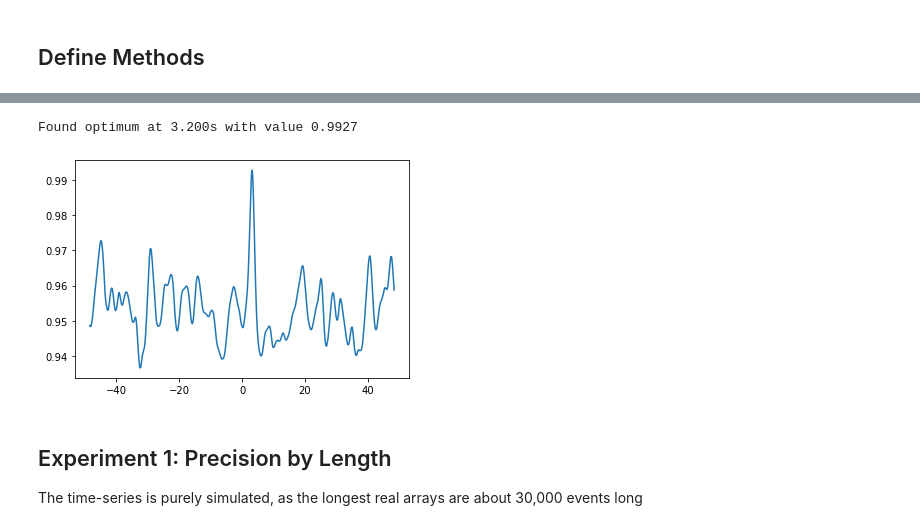
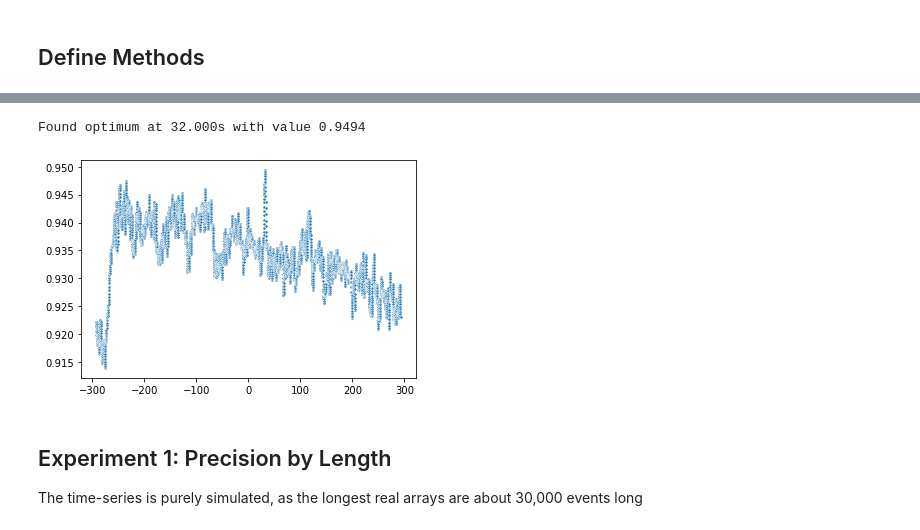
Before and after one commit to iot-salzburg/nearest-advocate, a Jupyter notebook: experiments/method_comparision_semisimulated.ipynb, the cells around one changed output, grey strips where cells are left out. Saved outputs shown, nothing was run; the diff lists cells and outputs as text; code cells hidden in the pictures.

```diff
--- a/experiments/method_comparision_semisimulated.ipynb
+++ b/experiments/method_comparision_semisimulated.ipynb
@@ -349,7 +362,7 @@ def modify_timeseries(arr: np.ndarray, offset: float=0, subselect_length=None, s
 
     # select part
     if subselect_length:
-        start_idx = np.random.randint(0, len(arr_mod)-subselect_length)
+        start_idx = np.random.randint(0, max(1, len(arr_mod)-subselect_length))
         arr_mod = arr_mod[start_idx:start_idx+subselect_length]
 
     # add gaussian noise to the events
@@ -364,11 +377,16 @@ def modify_timeseries(arr: np.ndarray, offset: float=0, subselect_length=None, s
 
     # linear time-warping
     if time_warp_scale > 0.0:
-        pivot = arr_mod[0]  # [len(arr_mod)//2]
-        warp_scale = np.random.normal(loc=1, scale=time_warp_scale)
+        pivot = arr_mod[len(arr_mod)//2]
+        # warp_scale = np.random.normal(loc=1, scale=time_warp_scale)
+        if np.random.rand() > 0.5:
+            warp_scale = 1 + time_warp_scale
+        else:
+            warp_scale = 1 - time_warp_scale
         arr_mod = (arr_mod-pivot) * warp_scale + pivot
 
     return arr_mod
 
-modify_timeseries(arr=heart_beat_dataset[0][0], offset=np.pi, subselect_length=10, sigma=0.1, fraction=0.5, time_warp_scale=0.005)
+modify_timeseries(arr=heart_beat_dataset[0][0], offset=np.pi, subselect_length=10, sigma=0.1, fraction=0.5,
+                  time_warp_scale=0.005)
 # %% [output]
@@ -377,3 +395,7 @@ array([1985.25435766, 1985.94161805, 1987.23700696, 1988.90361292,
+# %%
+# create dummy time-series
+arr_ref = np.cumsum(np.random.normal(loc=1, scale=0.25, size=600))
+arr_sig = modify_timeseries(arr=arr_ref, offset=np.pi, sigma=0.1, fraction=0.99)
 # %% [markdown]
 ## Define Methods
 # %%
@@ -533,47 +567,56 @@ def pearson_cc(arr_ref: np.ndarray, arr_sig: np.ndarray,
     mode, method: see the documentation of scipy.signal.correlate
     """
     # Interpolate
-    stepwidth = 0.1
+    stepwidth = 1/SAMPLES_PER_S
     time_vector = np.arange(int(max(arr_ref[0], arr_sig[0])),
                             int(min(arr_ref[-1], arr_sig[-1])),
                             step=stepwidth)
     arr_ref_cont = np.interp(time_vector, arr_ref[:-1], np.diff(arr_ref))
     arr_sig_cont = np.interp(time_vector, arr_sig[:-1], np.diff(arr_sig))
 
     # Remove outliers
     if smooth_outliers:
         l_bound = 0.5 * np.mean(np.diff(arr_ref))
         u_bound = 2.0 * np.mean(np.diff(arr_ref))
         arr_ref_cont[arr_ref_cont < l_bound] = l_bound; arr_ref_cont[arr_ref_cont > u_bound] = u_bound;
         arr_sig_cont[arr_sig_cont < l_bound] = l_bound; arr_sig_cont[arr_sig_cont > u_bound] = u_bound;
 
     # calculte the correlation
     corrs = correlate(arr_sig_cont, arr_ref_cont, mode=mode, method=method)
     time_lags = stepwidth * correlation_lags(
         arr_ref_cont.size, arr_sig_cont.size, mode=mode)
 
-    # normalize the correlations
-    overlap_widths = (len(time_lags) - np.abs(time_lags)/stepwidth)
-    corrs = corrs / overlap_widths
-    # norm into the range -1, 1
-    corrs = corrs / np.sqrt(np.mean(arr_ref_cont**2) * np.mean(arr_sig_cont**2))
-    time_delays = np.array([time_lags, corrs]).T
 
     # return where there is an overlap above 50%
     if mode == "full":
-        return time_delays#[overlap_widths>len(arr_ref_cont)/2]
+        # normalize the correlations
+        regularization = 100
+        overlap_widths = (regularization + len(time_lags)/2 - np.abs(time_lags)/stepwidth)
+        corrs = corrs / overlap_widths
+        # norm into the range -1, 1
+        corrs = corrs / np.sqrt(np.mean(arr_ref_cont**2) * np.mean(arr_sig_cont**2))
+        time_delays = np.array([time_lags, corrs]).T
+        return time_delays[overlap_widths>len(arr_ref_cont)/2]
     if mode == "same":
+        # normalize the correlations
+        overlap_widths = (len(time_lags) - np.abs(time_lags)/stepwidth)
+        corrs = corrs / overlap_widths
+        # norm into the range -1, 1
+        corrs = corrs / np.sqrt(np.mean(arr_ref_cont**2) * np.mean(arr_sig_cont**2))
+        time_delays = np.array([time_lags, corrs]).T
         return time_delays
 
-time_delays = pearson_cc(arr_ref, arr_sig, mode="same", method="auto")
+arr_sig = modify_timeseries(arr=arr_ref, offset=10*np.pi, sigma=0.1, fraction=0.99,
+                           time_warp_scale=0.0066)[:len(arr_ref)]
+time_delays = pearson_cc(arr_ref, arr_sig, mode="full", method="fft")
 time_shift, metric = time_delays[np.argmax(time_delays[:,1])]
 print(f"Found optimum at {time_shift:.3f}s with value {metric:.4f}")
 
-sns.lineplot(x=time_delays[:,0], y=time_delays[:,1])
+sns.scatterplot(x=time_delays[:,0], y=time_delays[:,1], marker='.')
 plt.show()
 # %% [output]
-Found optimum at 3.200s with value 0.9927
+Found optimum at 32.000s with value 0.9494
-[figure, old version]
+[figure, new version]
 # %%
 # TODO define other functions
 # %% [markdown]
```
Also changed, not shown: parts of 27 cells of this notebook, 1 other file.
